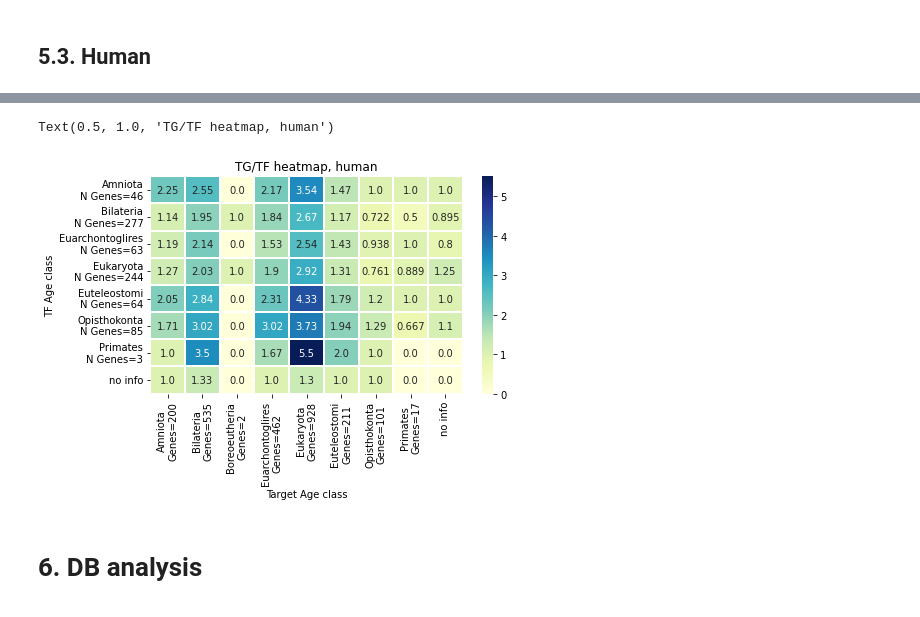
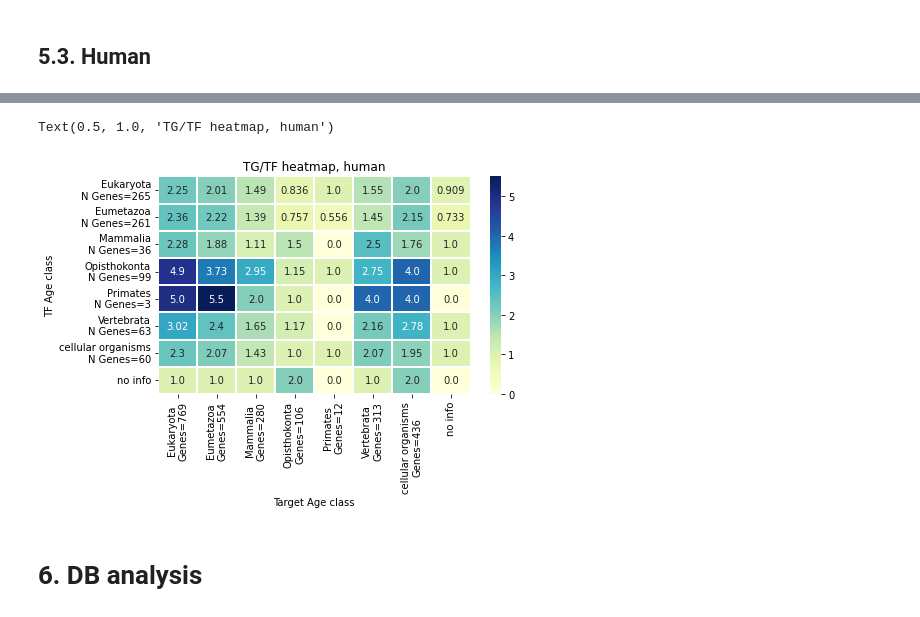
Before and after one commit to Freddsle/age_patterns, a Jupyter notebook: code/06_BLAST_SwissTree.ipynb, the cells around one changed output, grey strips where cells are left out. Saved outputs shown, nothing was run; the diff lists cells and outputs as text; code cells hidden in the pictures.

```diff
--- a/code/06_BLAST_SwissTree.ipynb
+++ b/code/06_BLAST_SwissTree.ipynb
@@ -1147,6 +1279,8 @@ array(['Eukaryota', 'Euteleostomi', 'Amniota', 'Euarchontoglires',
 # %%
-human_blast_ages['Age'] = human_blast_ages['Age'].apply(lambda x: 'Primates' if x == 'Homo' or x == 'Homininae'else x)
-#human_blast_ages['Age'] = human_blast_ages['Age'].apply(lambda x: 'Mammalia' if x == 'Boreoeutheria' or x == 'Euarchontoglires' else x)
+human_blast_ages['Age'] = human_blast_ages['Age'].apply(lambda x: 'Primates' if x == 'Homo' or x == 'Homininae' else x)
+human_blast_ages['Age'] = human_blast_ages['Age'].apply(lambda x: 'Eumetazoa' if x == 'Chordata' or x == 'Bilateria' else x)
+human_blast_ages['Age'] = human_blast_ages['Age'].apply(lambda x: 'Vertebrata' if x == 'Tetrapoda' or x == 'Amniota' or x == 'Euteleostomi' else x)
+human_blast_ages['Age'] = human_blast_ages['Age'].apply(lambda x: 'Mammalia' if x == 'Boreoeutheria' or x == 'Theria' or x == 'Euarchontoglires' else x)
 # %%
 human_data['Tf_age'] = human_data.merge(human_blast_ages, how='left', on=['TF']).Age
 
@@ -1180,11 +1314,11 @@ Index(['Amniota', 'Bilateria', 'Boreoeutheria', 'Euarchontoglires',
 # %%
 plt.rcParams["figure.figsize"] = 7, 5
 
-xlabels = ['Amniota', 'Bilateria', 'Boreoeutheria', 'Euarchontoglires',
-           'Eukaryota', 'Euteleostomi', 'Opisthokonta', 'Primates'] # labels for x-axis
+xlabels = ['Eukaryota', 'Eumetazoa', 'Mammalia', 'Opisthokonta', 'Primates',
+           'Vertebrata', 'cellular organisms'] # labels for x-axis
 
-ylabels = ['Amniota', 'Bilateria', 'Euarchontoglires',
-           'Eukaryota', 'Euteleostomi', 'Opisthokonta', 'Primates'] # labels for y-axis
+ylabels = ['Eukaryota', 'Eumetazoa', 'Mammalia', 'Opisthokonta', 'Primates',
+           'Vertebrata', 'cellular organisms'] # labels for y-axis
 
 x_axis_labels = []
 y_axis_labels = []
@@ -1218,6 +1352,6 @@ Text(0.5, 1.0, 'Age classes heatmap, human, BLAST')
 # %%
-classes = ['no info', 'Eukaryota', 'Opisthokonta',  'Bilateria', 'Euteleostomi',
-           'Amniota', 'Boreoeutheria', 'Euarchontoglires', 'Primates']
+classes = ['no info', 'cellular organisms', 'Eukaryota', 'Opisthokonta',  'Eumetazoa',
+           'Vertebrata', 'Mammalia','Primates']
 
 human_data['Tg_age_int'] = human_data['Tg_age'].apply(lambda x: classes.index(x))
 human_data['TF_age_int'] = human_data['Tf_age'].apply(lambda x: classes.index(x))
@@ -1254,6 +1388,6 @@ plt.show()
 # %%
-ages_list = ['no info', 'Eukaryota', 'Opisthokonta',  'Bilateria', 'Euteleostomi',
-           'Amniota', 'Boreoeutheria', 'Euarchontoglires', 'Primates', 'no info']
+ages_list = ['cellular organisms', 'Eukaryota', 'Opisthokonta',  'Eumetazoa',
+             'Vertebrata', 'Mammalia','Primates', 'no info']
 
 tf_tg_count = heatmap_h.copy()
 
@@ -1282,41 +1415,41 @@ tf_tg_count
 # %%
 plt.rcParams["figure.figsize"] = 7, 4
 
-xlabels = ['Amniota', 'Bilateria', 'Boreoeutheria', 'Euarchontoglires',
-           'Eukaryota', 'Euteleostomi', 'Opisthokonta', 'Primates'] # labels for x-axis
+xlabels = ['Eukaryota', 'Eumetazoa', 'Mammalia', 'Opisthokonta', 'Primates',
+           'Vertebrata', 'cellular organisms'] # labels for x-axis
 
-ylabels = ['Amniota', 'Bilateria', 'Euarchontoglires',
-           'Eukaryota', 'Euteleostomi', 'Opisthokonta', 'Primates'] # labels for y-axis
+ylabels = ['Eukaryota', 'Eumetazoa', 'Mammalia', 'Opisthokonta', 'Primates',
+           'Vertebrata', 'cellular organisms'] # labels for y-axis
 
 x_axis_labels = []
 y_axis_labels = []
 
 for label in xlabels:
     x_axis_labels.append(f'{label}\nGenes={tg_ages_count[tg_ages_count.Tg_age == label].Target.iloc[0]}')
 
 x_axis_labels.append('no info')
 
 for label in ylabels:
     y_axis_labels.append(f'{label}\nN Genes={tf_ages_count[tf_ages_count.Tf_age == label].TF.iloc[0]}')
 
 y_axis_labels.append('no info')
 
-s = sns.heatmap(tf_tg_count.iloc[:-1, :],
+s = sns.heatmap(tf_tg_count,
                 xticklabels=x_axis_labels,
                 yticklabels=y_axis_labels,
                 annot=True,
                 fmt=".3",
                 cmap="YlGnBu",
                 linewidths=1.5)
 
 s.set(xlabel='Target Age class', ylabel='TF Age class')
 plt.title('TG/TF heatmap, human')
 
-#plt.savefig('../data/04_plots/human_swiss_blast_heatmap_02.png')
-#plt.close()
+# plt.savefig('../data/04_plots/human_swiss_blast_heatmap_02.png')
+# plt.close()
 # %% [output]
 Text(0.5, 1.0, 'TG/TF heatmap, human')
-[figure, old version]
+[figure, new version]
 # %% [markdown]
 # 6. DB analysis <a name="db_analysis"></a>
 # %%
```
Also changed, not shown: parts of 48 cells of this notebook, 19 other files.
